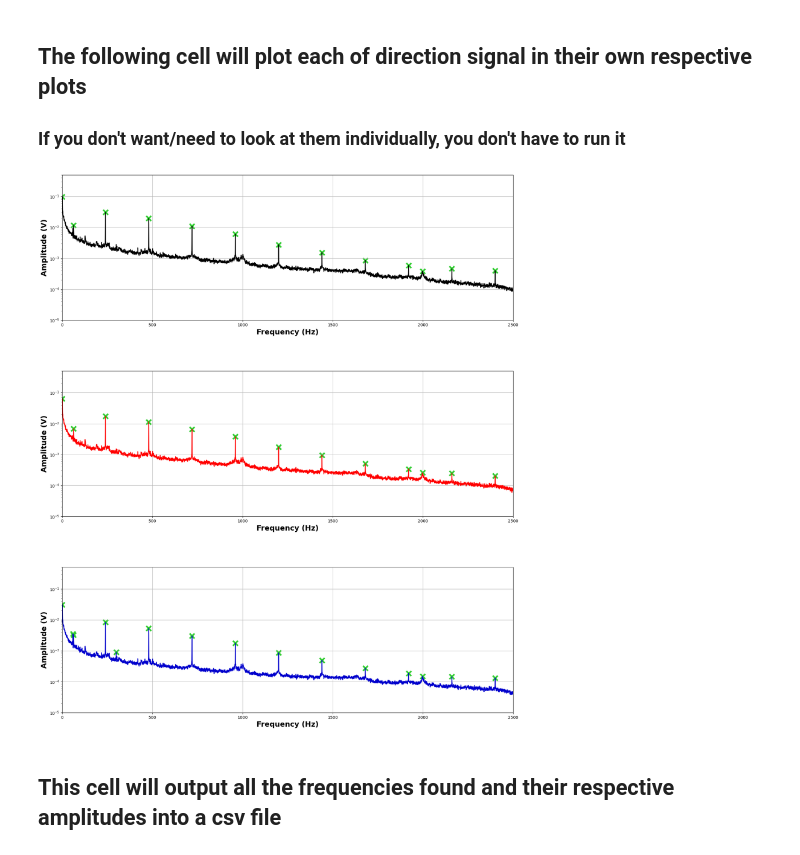
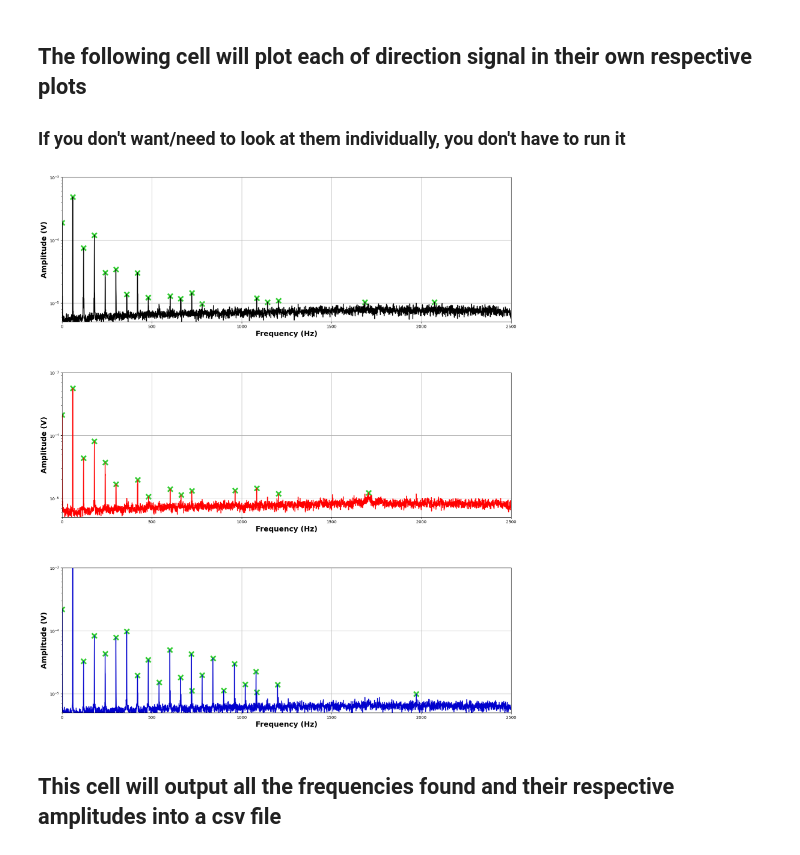
Before and after one commit to EquivocalBeing/CE_code, a Jupyter notebook: Magnetometer_Analysis.ipynb, the cells around one changed output. Cells and saved outputs as stored; diff of their text form; code cells hidden in the pictures.

```diff
--- a/Magnetometer_Analysis.ipynb
+++ b/Magnetometer_Analysis.ipynb
@@ -9,23 +9,24 @@ from ipywidgets import FloatSlider
 from ipywidgets import Layout
 from scipy import signal
 from matplotlib import gridspec
+from scipy.fft import fftshift
 
 ################################################################################################################################
 ################################## This will be for the data you collect with the magnetometer #################################
 ####################### You'll have to remove the metadata from the csv file in order to run the script ########################
 ################################################################################################################################
 
-mag = pd.read_csv(r"C:\Users\cacam\Downloads\Mag_proper.csv", delimiter=',')
+mag = pd.read_csv(r"C:\Users\cacam\Documents\data_files\powerlines\Mag_last.csv", delimiter=',')
 
 samples = mag['Sample']
 times = mag['Time (s)']
-noise = mag['Noise (V)']
+noi = mag['Noise (V)']
 k = mag['Voltage Z (V)']
 j = mag['Voltage Y (V)']
 i = mag['Voltage X (V)']
 
 ############################################ This is the sample rate we used in testing ########################################
-mag_rate = 5120
+fs = 5120 #1651.612903
 ############################################# If you used something else, put it here ##########################################
 # %% [markdown]
 ## The following cell displays the time series of the recorded data
@@ -124,11 +185,15 @@ i1 = i[alpha:beta]
 ########################################## The PSD is calculated via welch from scipy ##########################################
 ################################################################################################################################
 
-################### If you want to look at the whole time series, you can remove the '1' from k1, j1, i1 #######################
-f_k, Pxx_den_k = signal.welch(k1, mag_rate, window='hamming', nperseg= (mag_rate * 2)) # If need be, you can change the window #
-f_j, Pxx_den_j = signal.welch(j1, mag_rate, window='hamming', nperseg= (mag_rate * 2)) ###############   HOWEVER   #############
-f_i, Pxx_den_i = signal.welch(i1, mag_rate, window='hamming', nperseg=(mag_rate * 2))  ### do not change the other variables ###
+########### If you don't want to look at the whole time series, you can add '1' to the variables, i.e k1, j1, i1 ###############
 
+f_k, Pxx_den_k = signal.welch(k, fs, window= 'hamming', nperseg= (fs *2), nfft= (fs *100), noverlap= round(seis_rate /2) )
+f_j, Pxx_den_j = signal.welch(j, fs, window= 'hamming', nperseg= (fs *2), nfft= (fs *100), noverlap= round(seis_rate /2) )
+f_i, Pxx_den_i = signal.welch(i, fs, window= 'hamming', nperseg= (fs *2), nfft= (fs *100), noverlap= round(seis_rate /2) )
+
+################# nfft is how long the fft bin lengths, noverlap is bin overlap, window is the window used #####################
+##################### We used 100 sec bins, 0.5 sec overlap, and hamming window, these can be changed ##########################
+######################################## # DO NOT CHANGE/REMOVE 'mag_rate' # ###################################################
 
 l_k = np.log(Pxx_den_k)
 l_j = np.log(Pxx_den_j) ############# The log of each PSD must be found in order to find the peaks/frequences ##################
@@ -162,8 +227,8 @@ plt.legend(loc = "upper right", fontsize = 15)
 plt.title("Magnetic Data PSD", fontweight = 'bold', fontsize = 25)
 plt.xlabel("Frequency (Hz)", fontweight = "bold", fontsize = 20)
 plt.ylabel("Amplitude (V^2/Hz)", fontweight = "bold", fontsize = 20)
-plt.ylim(10e-6, 0.5)
-plt.xlim(0, 2500)
+plt.ylim(50e-7, 10e-4)
+plt.xlim(0,2500)
 plt.yticks(fontsize = 20, fontweight = "bold")
 plt.xticks(fontsize = 20, fontweight = "bold")
 plt.grid(True)
@@ -190,43 +255,43 @@ axis1.scatter(f_k[peaks_k], Pxx_den_k[peaks_k] ** 0.5, s = 150, color = 'limegre
 axis1.semilogy(f_k, Pxx_den_k ** 0.5, color = 'black', linewidth = 2, label = 'Channel Z')
 
 axis1.set_xlabel("Frequency (Hz)", fontweight = "bold", fontsize = 18)
-axis1.set_ylabel("Amplitude (V)", fontweight = "bold", fontsize = 18)
+axis1.set_ylabel("Amplitude (Amplitude (V^2/Hz))", fontweight = "bold", fontsize = 18)
 
-axis1.set_ylim([10e-6, 0.5])
+axis1.set_ylim([50e-7, 10e-4])
 axis1.set_xlim(0, 2500)
 axis1.grid(True)
 
 ######################################################## Channel X #############################################################
 
 axis2 = fig.add_subplot(gs[1,0])
 
 axis2.scatter(f_i[peaks_i], Pxx_den_i[peaks_i] ** 0.5, s = 150, color = 'limegreen', marker = 'x',
               linewidths = 4)
 axis2.semilogy(f_i, Pxx_den_i ** 0.5, color = 'red', linewidth = 2, label = 'Channel N')
 
 axis2.set_xlabel("Frequency (Hz)", fontweight = "bold", fontsize = 18)
-axis2.set_ylabel("Amplitude (V)", fontweight = "bold", fontsize = 18)
+axis2.set_ylabel("Amplitude (Amplitude (V^2/Hz))", fontweight = "bold", fontsize = 18)
 
-axis2.set_ylim([10e-6, 0.5])
+axis2.set_ylim([50e-7, 10e-4])
 axis2.set_xlim(0, 2500)
 axis2.grid(True)
 
 ######################################################## Channel Y #############################################################
 
 axis3 = fig.add_subplot(gs[2,0])
 
 axis3.scatter(f_j[peaks_j], Pxx_den_j[peaks_j] ** 0.5, s = 150, color = 'limegreen', marker = 'x',
               linewidths = 4)
 axis3.semilogy(f_j, Pxx_den_j ** 0.5, color = 'mediumblue', linewidth = 2, label = 'Channel E')
 
 axis3.set_xlabel("Frequency (Hz)", fontweight = "bold", fontsize = 18)
-axis3.set_ylabel("Amplitude (V)", fontweight = "bold", fontsize = 18)
+axis3.set_ylabel("Amplitude (Amplitude (V^2/Hz))", fontweight = "bold", fontsize = 18)
 
-axis3.set_ylim([10e-6, 0.5])
+axis3.set_ylim([50e-7, 10e-4])
 axis3.set_xlim(0, 2500)
 axis3.grid(True)
 # %% [output]
-[figure, old version]
+[figure, new version]
 # %% [markdown]
 ## This cell will output all the frequencies found and their respective amplitudes into a csv file
 # %%
```
Also changed, not shown: parts of 7 cells of this notebook, 1 other file.
